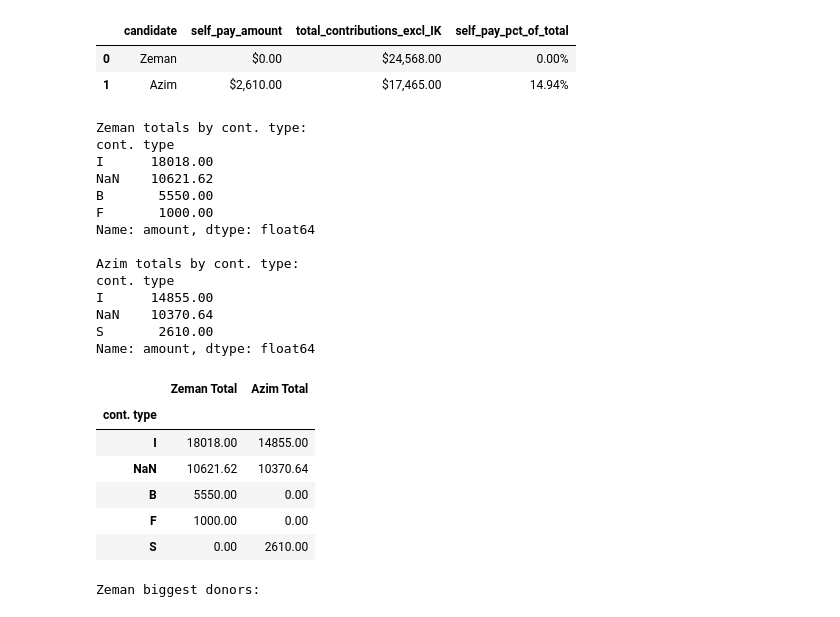
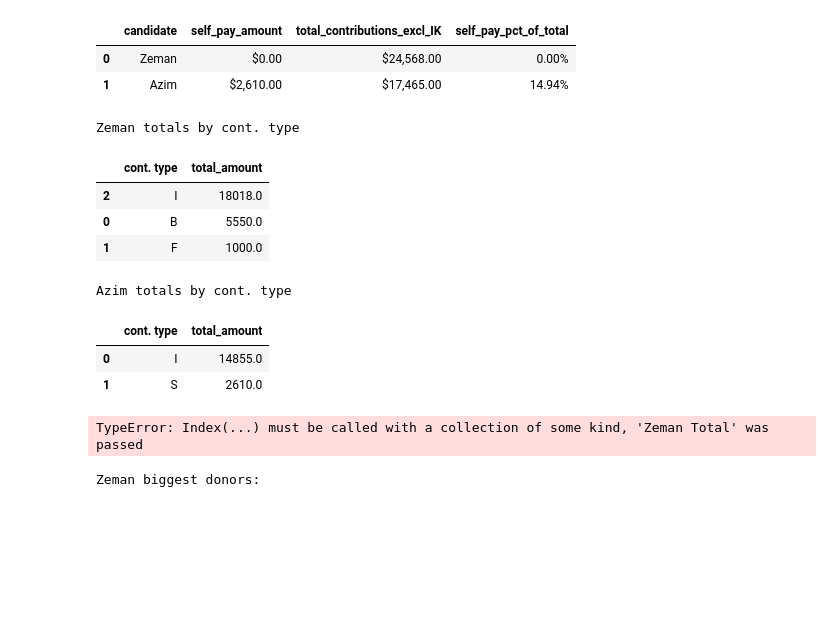
Before and after one commit to lauraplive/Schoolboard_Broward, a Jupyter notebook: Broward.ipynb, the cells around one changed output. Cells and saved outputs as stored; diff of their text form; code cells hidden in the pictures; blank space fills up the shorter version.

Commit message:
fix code for donations by type of donor to exclude expenses

```diff
--- a/Broward.ipynb
+++ b/Broward.ipynb
@@ -151,39 +151,44 @@ results
 # %%
-# Keep only contribution rows (exclude IK item type)
+# --- Zeman totals by cont. type (C only, exclude IK item type) ---
 zeman_totals = (
-    dfzeman[dfzeman["item type"] != "IK"]
+    dfzeman[
+        (dfzeman["Cont/Exp"] == "C") &
+        (dfzeman["item type"] != "IK")
+    ]
     .groupby("cont. type", dropna=False)["amount"]
     .sum()
-    .sort_values(ascending=False)
+    .reset_index(name="total_amount")
+    .sort_values("total_amount", ascending=False)
 )
 
+print("Zeman totals by cont. type")
+display(zeman_totals)
+
+
+# --- Azim totals by cont. type (C only, exclude IK item type) ---
 azim_totals = (
-    dfazim[dfazim["item type"] != "IK"]
+    dfazim[
+        (dfazim["Cont/Exp"] == "C") &
+        (dfazim["item type"] != "IK")
+    ]
     .groupby("cont. type", dropna=False)["amount"]
     .sum()
-    .sort_values(ascending=False)
+    .reset_index(name="total_amount")
+    .sort_values("total_amount", ascending=False)
 )
 
-print("Zeman totals by cont. type:")
-print(zeman_totals)
-
-print("\nAzim totals by cont. type:")
-print(azim_totals)
+print("Azim totals by cont. type")
+display(azim_totals)
 # %% [output]
-Zeman totals by cont. type:
-cont. type
-I      18018.00
-NaN    10621.62
-B       5550.00
-F       1000.00
-Name: amount, dtype: float64
-
-Azim totals by cont. type:
-cont. type
-I      14855.00
-NaN    10370.64
-S       2610.00
-Name: amount, dtype: float64
+Zeman totals by cont. type
+|  | cont. type | total_amount |
+| 2 | I | 18018.0 |
+| 0 | B | 5550.0 |
+| 1 | F | 1000.0 |
+Azim totals by cont. type
+|  | cont. type | total_amount |
+| 0 | I | 14855.0 |
+| 1 | S | 2610.0 |
 # %%
 comparison = pd.concat(
     [
@@ -195,13 +200,7 @@ comparison = pd.concat(
 
 comparison
 # %% [output]
-|  | Zeman Total | Azim Total |
-| cont. type |  |  |
-| I | 18018.00 | 14855.00 |
-| NaN | 10621.62 | 10370.64 |
-| B | 5550.00 | 0.00 |
-| F | 1000.00 | 0.00 |
-| S | 0.00 | 2610.00 |
+TypeError: Index(...) must be called with a collection of some kind, 'Zeman Total' was passed
 # %%
 # CoPilot Query: List the biggest donors from highest to lowest (type C under column "Cont/Exp"). Add up the "amount" and continue to exclude items listed as IK under "item type."
 # %%
```
Also changed, not shown: parts of 1 cell of this notebook.
